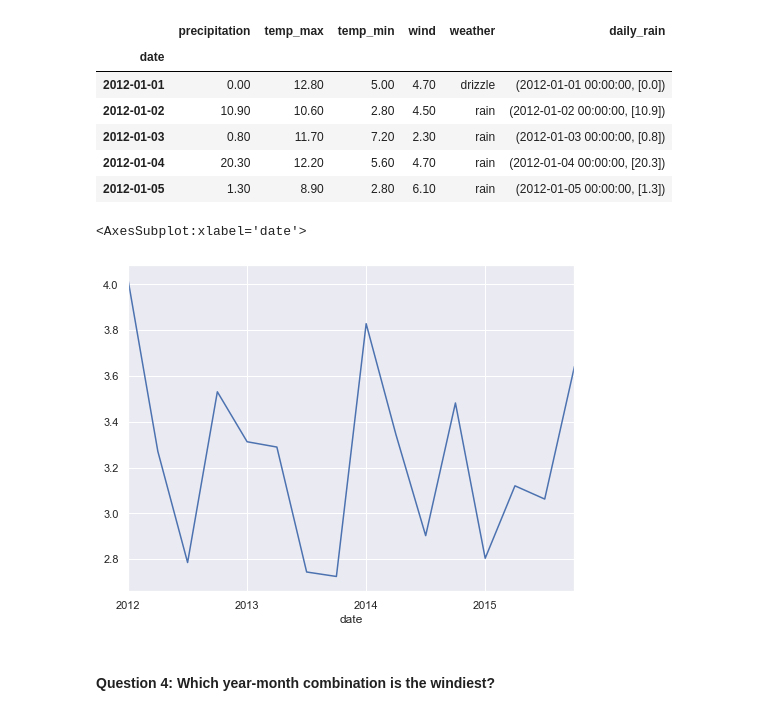
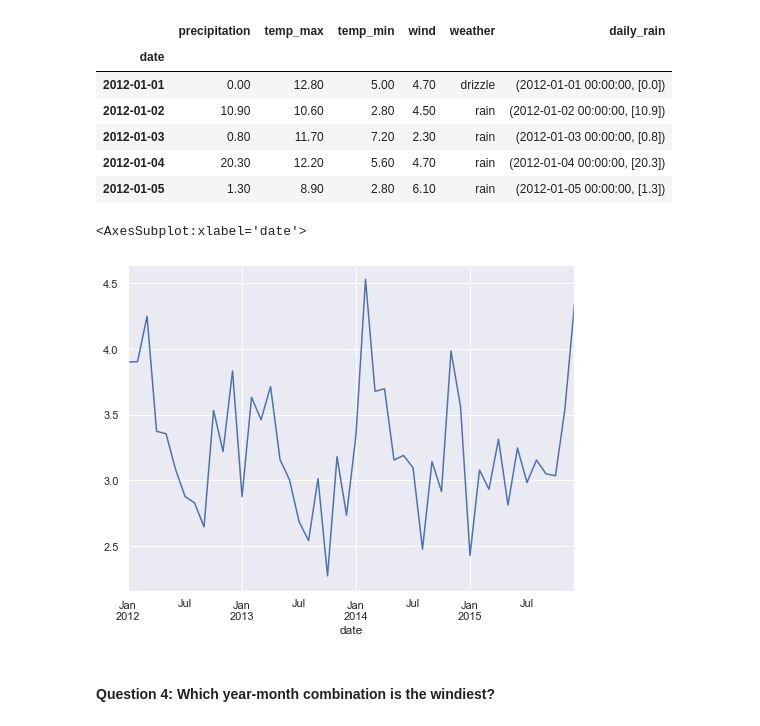
Before and after one commit to ForrestMccrosky/time-series-exercises, a Jupyter notebook: time_manipulation.ipynb, the cells around one changed output. Drawn from its saved outputs; the diff is of its cells as text; code cells hidden in the pictures.

```diff
--- a/time_manipulation.ipynb
+++ b/time_manipulation.ipynb
@@ -337,10 +328,10 @@ weather_df.head()
 | 2012-01-04 | 20.30 | 12.20 | 5.60 | 4.70 | rain | (2012-01-04 00:00:00, [20.3]) |
 | 2012-01-05 | 1.30 | 8.90 | 2.80 | 6.10 | rain | (2012-01-05 00:00:00, [1.3]) |
 # %%
-weather_df.resample('Q').mean().wind.plot() ## <-- visualizing quarterly wind changes
+weather_df.resample('M').mean().wind.plot() ## <-- visualizing quarterly wind changes
 # %% [output]
 <AxesSubplot:xlabel='date'>
-[figure, old version]
+[figure, new version]
 # %% [markdown]
 #### Question 4: Which year-month combination is the windiest?
 # %%
```
Also changed, not shown: parts of 11 cells of this notebook.
